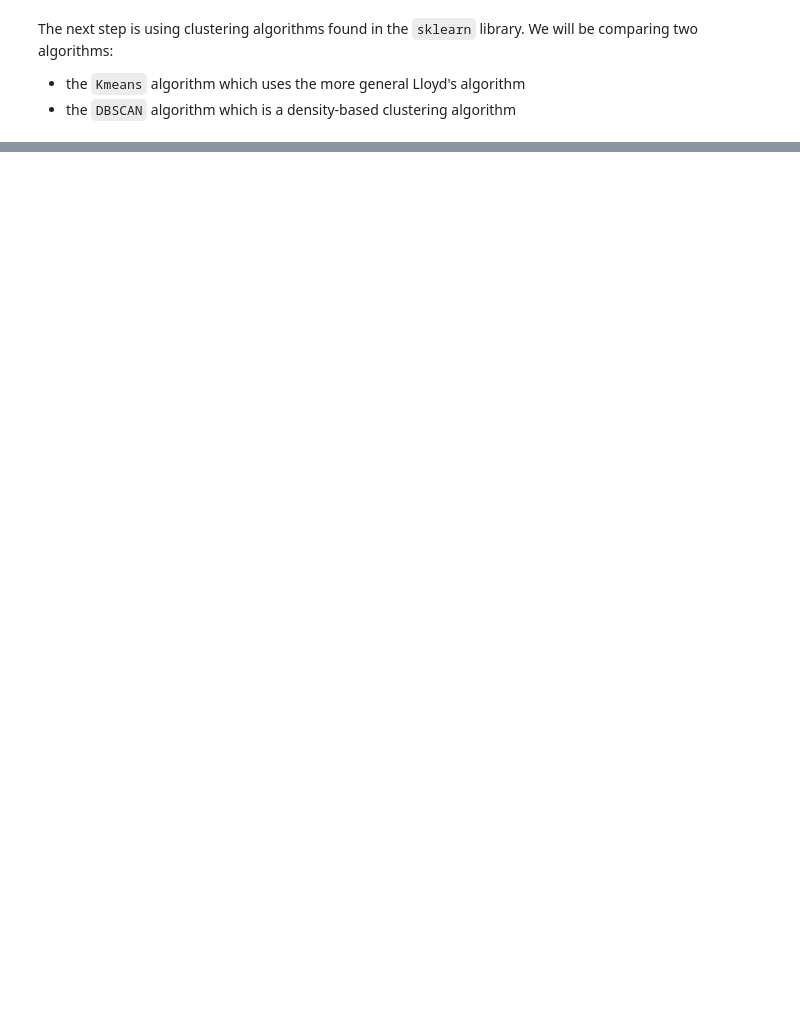
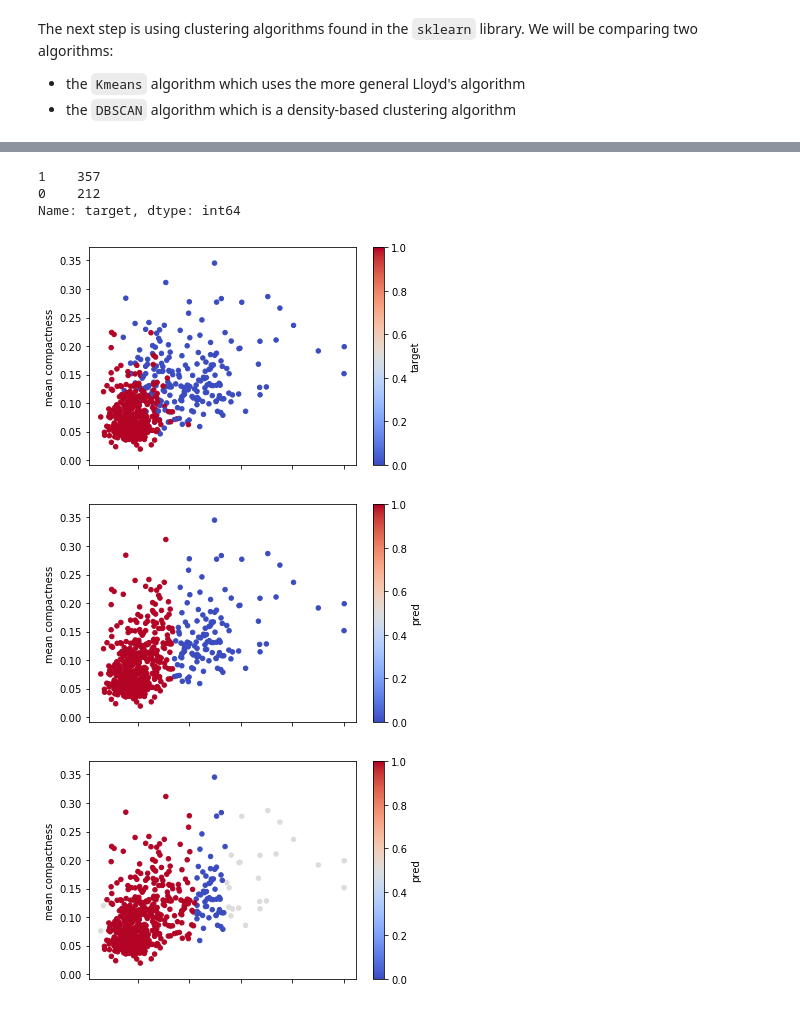
Before and after one commit to krejiba/clustering-comparison, a Jupyter notebook: clustering.ipynb, the cells around one changed output, grey strips where cells are left out. Cells and saved outputs as stored; diff of their text form; code cells hidden in the pictures; blank space fills up the shorter version.

Commit message:
Update clustering.ipynb
Commented the results on toy datasets
Added a real medical dataset
Applied same algorithms on new dataset

```diff
--- a/clustering.ipynb
+++ b/clustering.ipynb
@@ -104,0 +114,3 @@ for model_idx, model in enumerate(models) :
+# %%
+data = load_breast_cancer(as_frame=True)
+df = data.frame
@@ -104,0 +147,23 @@ for model_idx, model in enumerate(models) :
+# %%
+df['target'].value_counts()
+# %% [output]
+1    357
+0    212
+Name: target, dtype: int64
+# %%
+# Train on the first 10 features and visualize results for 2 features
+x1 = 'mean area'
+x2 = 'mean compactness'
+df.plot.scatter(x=x1, y=x2, c='target', colormap='coolwarm');
+models = [KMeans(n_clusters=2), DBSCAN(eps=50, min_samples=20)]
+for model in models:
+    y_true = df['target']
+    y_pred = model.fit_predict(df.iloc[:,:10]) # Using only a subset of features for training
+    new_df = df.drop(columns='target')
+    new_df['pred'] = y_pred
+    new_df['pred'] = new_df['pred'].replace(-1, .5) # How to deal with noisy points from DBSCAN
+    new_df.plot.scatter(x=x1, y=x2, c='pred', colormap='coolwarm');
+# %% [output]
+[figure, added]
+[figure, added]
+[figure, added]
```
Also changed, not shown: parts of 9 cells of this notebook.
